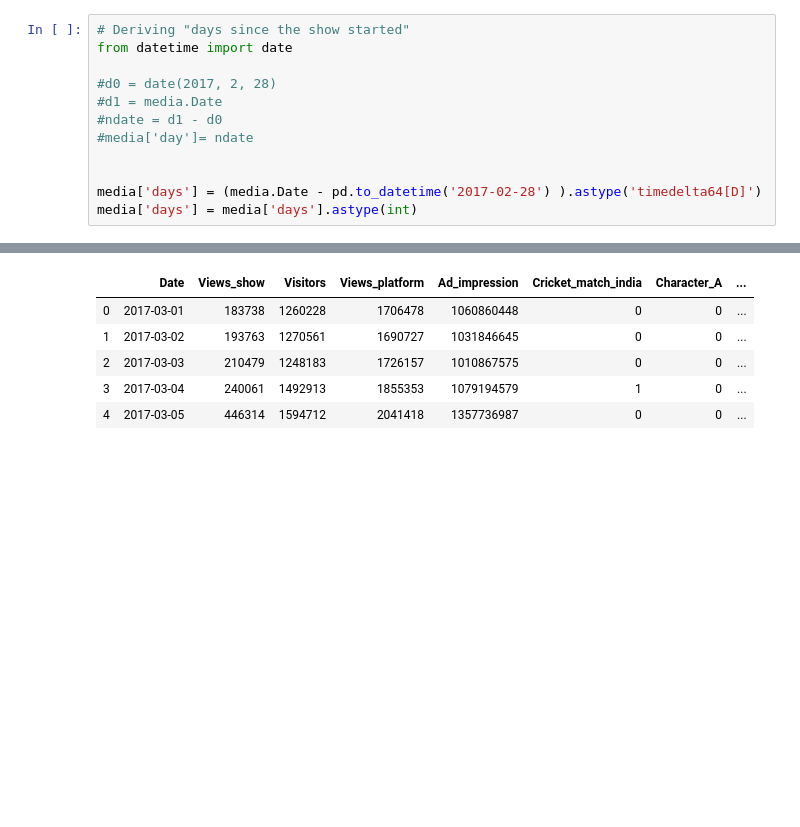
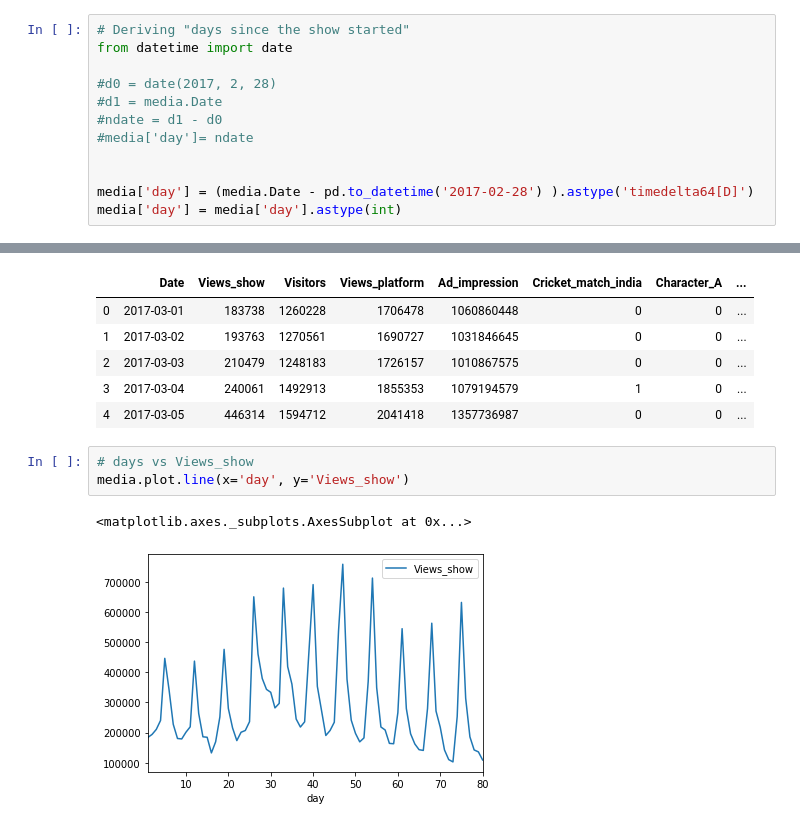
Before and after one commit to ArafatSabbir/Machine-Learning-with-Python-and-R, a Jupyter notebook: Case Study/NetFlix/NetFlix viewer.ipynb, the cells around one changed output, grey strips where cells are left out. Drawn from its saved outputs; the diff is of its cells as text; blank space fills up the shorter version.

Commit message:
Adv vs view

```diff
--- a/Case Study/NetFlix/NetFlix viewer.ipynb
+++ b/Case Study/NetFlix/NetFlix viewer.ipynb
@@ -44,8 +44,8 @@ from datetime import date
 #media['day']= ndate
 
 
-media['days'] = (media.Date - pd.to_datetime('2017-02-28') ).astype('timedelta64[D]')
-media['days'] = media['days'].astype(int)
+media['day'] = (media.Date - pd.to_datetime('2017-02-28') ).astype('timedelta64[D]')
+media['day'] = media['day'].astype(int)
 # %%
 media.head()
 # %% [output]
@@ -55,3 +55,9 @@ media.head()
 | 2 | 2017-03-03 | 210479 | 1248183 | 1726157 | 1010867575 | 0 | 0 | ... |
 | 3 | 2017-03-04 | 240061 | 1492913 | 1855353 | 1079194579 | 1 | 0 | ... |
 | 4 | 2017-03-05 | 446314 | 1594712 | 2041418 | 1357736987 | 0 | 0 | ... |
+# %%
+# days vs Views_show
+media.plot.line(x='day', y='Views_show')
+# %% [output]
+<matplotlib.axes._subplots.AxesSubplot at 0x...>
+[figure, added]
```
Also changed, not shown: parts of 1 cell of this notebook, 1 other file.
